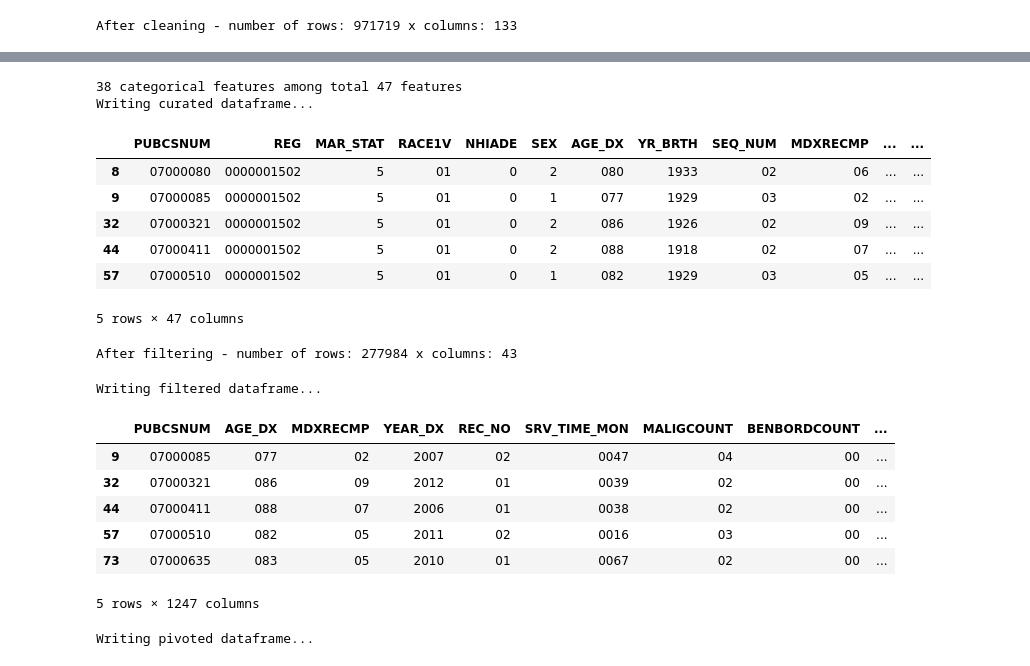
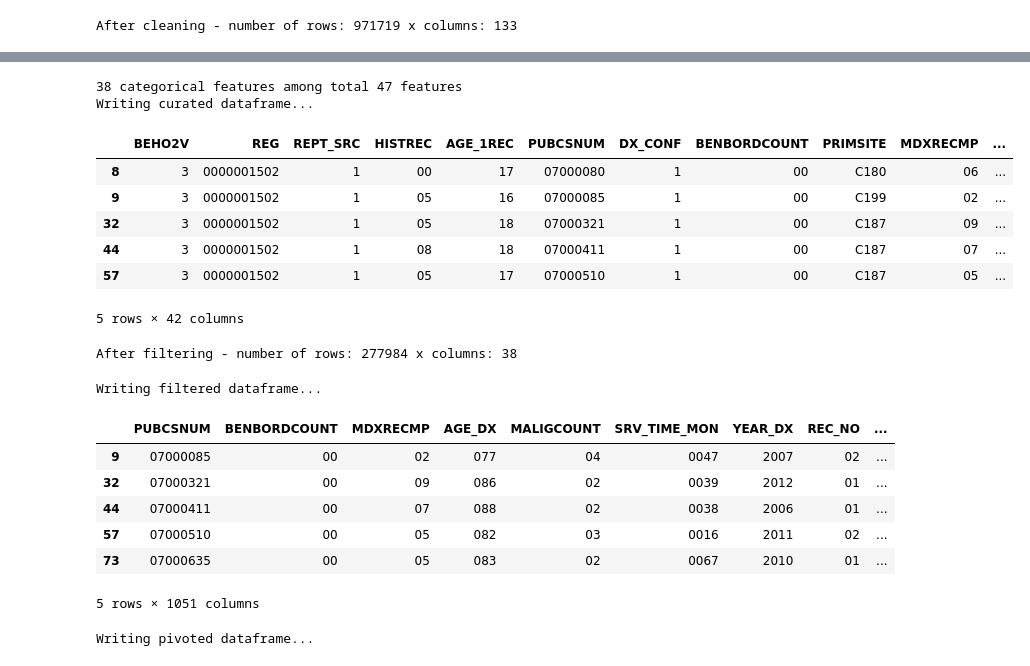
Before and after one commit to junginpark13/seer, a Jupyter notebook: seer/02_data_cleaning.ipynb, the cells around one changed output, grey strips where cells are left out. Drawn from its saved outputs; the diff is of its cells as text; code cells hidden in the pictures.

```diff
--- a/seer/02_data_cleaning.ipynb
+++ b/seer/02_data_cleaning.ipynb
@@ -51,9 +51,14 @@ After cleaning - number of rows: 971719 x columns: 133
 # Select YEAR_DX >= 2005
 df_cleaned['YEAR_DX'] = pd.to_numeric(df_cleaned.YEAR_DX)
 df_cleaned = df_cleaned.loc[df_cleaned['YEAR_DX'] >= 2005]
-display(df_cleaned.head())
 
 print(f'After selecting (YEAR_DX >= 2005) - number of rows: {df_cleaned.shape[0]} x columns: {df_cleaned.shape[1]}')
+
+# Remove death-indicating features
+death_related = ['CODPUB', 'CODPUBKM', 'STAT_REC', 'VSRTSADX', 'ODTHCLASS']
+df_cleaned = df_cleaned.drop(columns=death_related)
+
+print(f'After removing death-related features - number of rows: {df_cleaned.shape[0]} x columns: {df_cleaned.shape[1]}')
 # %% [output]
 A value is trying to be set on a copy of a slice from a DataFrame.
 Try using .loc[row_indexer,col_indexer] = value instead
@@ -70,30 +69,31 @@ After selecting (YEAR_DX >= 2005) - number of rows: 412948 x columns: 133
 # %%
 # Read curation and run feature selection
 curation = pd.read_excel('inclusion.xlsx', sheet_name='Sheet2')
 
 feature_names = [str(x).strip().upper() for x in curation['SAS Variable Name\xa0'].values]
 feature_types = [str(x).strip() for x in curation['Type'].values]
 
 categorical_features = [feature_names[i] for i in range(len(feature_names)) if feature_types[i] == 'categorical']
 
 print(f'{len(categorical_features)} categorical features among total {len(feature_names)} features')
 
-df_cleaned = df_cleaned[feature_names]
+to_drop = list(set(feature_names) - set(death_related))
+df_cleaned = df_cleaned[to_drop]
 
 print('Writing curated dataframe...')
 df_cleaned.to_csv('output/COLRECT_curated.csv')
 
 display(df_cleaned.head())
 # %% [output]
 38 categorical features among total 47 features
 Writing curated dataframe...
-|  | PUBCSNUM | REG | MAR_STAT | RACE1V | NHIADE | SEX | AGE_DX | YR_BRTH | SEQ_NUM | MDXRECMP | ... | ... |
-| 8 | 07000080 | 0000001502 | 5 | 01 | 0 | 2 | 080 | 1933 | 02 | 06 | ... | ... |
-| 9 | 07000085 | 0000001502 | 5 | 01 | 0 | 1 | 077 | 1929 | 03 | 02 | ... | ... |
-| 32 | 07000321 | 0000001502 | 5 | 01 | 0 | 2 | 086 | 1926 | 02 | 09 | ... | ... |
-| 44 | 07000411 | 0000001502 | 5 | 01 | 0 | 2 | 088 | 1918 | 02 | 07 | ... | ... |
-| 57 | 07000510 | 0000001502 | 5 | 01 | 0 | 1 | 082 | 1929 | 03 | 05 | ... | ... |
+|  | BEHO2V | REG | REPT_SRC | HISTREC | AGE_1REC | PUBCSNUM | DX_CONF | BENBORDCOUNT | PRIMSITE | MDXRECMP | ... |
+| 8 | 3 | 0000001502 | 1 | 00 | 17 | 07000080 | 1 | 00 | C180 | 06 | ... |
+| 9 | 3 | 0000001502 | 1 | 05 | 16 | 07000085 | 1 | 00 | C199 | 02 | ... |
+| 32 | 3 | 0000001502 | 1 | 05 | 18 | 07000321 | 1 | 00 | C187 | 09 | ... |
+| 44 | 3 | 0000001502 | 1 | 08 | 18 | 07000411 | 1 | 00 | C187 | 07 | ... |
+| 57 | 3 | 0000001502 | 1 | 05 | 17 | 07000510 | 1 | 00 | C187 | 05 | ... |
-5 rows × 47 columns
+5 rows × 42 columns
 # %%
 # Filter NULL values
 
@@ -138,7 +138,7 @@ df_filtered = df_filtered.drop(columns=to_exclude, axis=1)
 
 print(f'After filtering - number of rows: {df_filtered.shape[0]} x columns: {df_filtered.shape[1]}')
 # %% [output]
-After filtering - number of rows: 277984 x columns: 43
+After filtering - number of rows: 277984 x columns: 38
 # %%
 print('Writing filtered dataframe...')
 filtered_filename = os.path.join(data_dir, 'COLRECT_filtered.csv')
@@ -169,13 +169,13 @@ for feature in categorical_features:
 df_converted = df_converted.drop(columns=to_exclude, axis=1)
 display(df_converted.head())
 # %% [output]
-|  | PUBCSNUM | AGE_DX | MDXRECMP | YEAR_DX | REC_NO | SRV_TIME_MON | MALIGCOUNT | BENBORDCOUNT | ... |
-| 9 | 07000085 | 077 | 02 | 2007 | 02 | 0047 | 04 | 00 | ... |
-| 32 | 07000321 | 086 | 09 | 2012 | 01 | 0039 | 02 | 00 | ... |
-| 44 | 07000411 | 088 | 07 | 2006 | 01 | 0038 | 02 | 00 | ... |
-| 57 | 07000510 | 082 | 05 | 2011 | 02 | 0016 | 03 | 00 | ... |
-| 73 | 07000635 | 083 | 05 | 2010 | 01 | 0067 | 02 | 00 | ... |
+|  | PUBCSNUM | BENBORDCOUNT | MDXRECMP | AGE_DX | MALIGCOUNT | SRV_TIME_MON | YEAR_DX | REC_NO | ... |
+| 9 | 07000085 | 00 | 02 | 077 | 04 | 0047 | 2007 | 02 | ... |
+| 32 | 07000321 | 00 | 09 | 086 | 02 | 0039 | 2012 | 01 | ... |
+| 44 | 07000411 | 00 | 07 | 088 | 02 | 0038 | 2006 | 01 | ... |
+| 57 | 07000510 | 00 | 05 | 082 | 03 | 0016 | 2011 | 02 | ... |
+| 73 | 07000635 | 00 | 05 | 083 | 02 | 0067 | 2010 | 01 | ... |
-5 rows × 1247 columns
+5 rows × 1051 columns
 # %%
 # Sanity check - no NaN
 
```
Also changed, not shown: parts of 1 cell of this notebook, 4 other files.
